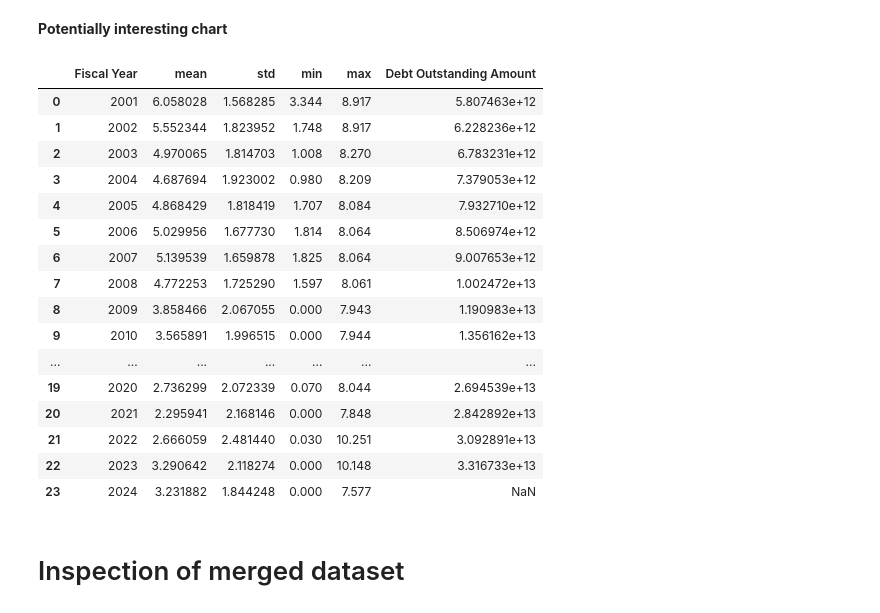
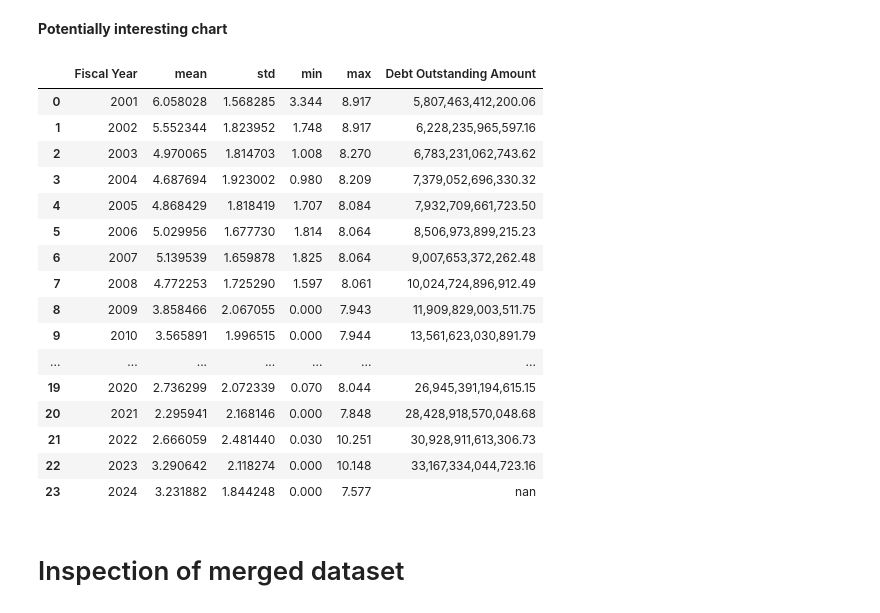
Before and after one commit to felabonte/DataMiningFinalProject, a Jupyter notebook: CS6220_DataMining_FinalProject.ipynb, the cells around one changed output. Drawn from its saved outputs; the diff is of its cells as text; code cells hidden in the pictures.

Commit message:
Formatted debt outstanding amount

```diff
--- a/CS6220_DataMining_FinalProject.ipynb
+++ b/CS6220_DataMining_FinalProject.ipynb
@@ -432,31 +432,38 @@ dtype: int64
 # %%
 # Assuming 'grouped_data_fiscal_year_result' is the grouped DataFrame
 # and 'historicaldebtdf' is the DataFrame with the 'Debt Outstanding Amount' column
 
 # Merge based on the 'Fiscal Year' column
 merged_df = pd.merge(grouped_data_fiscal_year_result, historicaldebtdf[['Fiscal Year', 'Debt Outstanding Amount']],
                      left_on='Fiscal Year', right_on='Fiscal Year', how='left')
 
+# Define a custom formatting function
+def format_scientific_to_decimal(value):
+    return '{:,.2f}'.format(value)
+
+# Apply the formatting function to the entire column
+merged_df['Debt Outstanding Amount'] = merged_df['Debt Outstanding Amount'].apply(format_scientific_to_decimal)
+
 # Display the merged DataFrame
 merged_df
 # %% [output]
 |  | Fiscal Year | mean | std | min | max | Debt Outstanding Amount |
-| 0 | 2001 | 6.058028 | 1.568285 | 3.344 | 8.917 | 5.807463e+12 |
-| 1 | 2002 | 5.552344 | 1.823952 | 1.748 | 8.917 | 6.228236e+12 |
-| 2 | 2003 | 4.970065 | 1.814703 | 1.008 | 8.270 | 6.783231e+12 |
-| 3 | 2004 | 4.687694 | 1.923002 | 0.980 | 8.209 | 7.379053e+12 |
-| 4 | 2005 | 4.868429 | 1.818419 | 1.707 | 8.084 | 7.932710e+12 |
-| 5 | 2006 | 5.029956 | 1.677730 | 1.814 | 8.064 | 8.506974e+12 |
-| 6 | 2007 | 5.139539 | 1.659878 | 1.825 | 8.064 | 9.007653e+12 |
-| 7 | 2008 | 4.772253 | 1.725290 | 1.597 | 8.061 | 1.002472e+13 |
-| 8 | 2009 | 3.858466 | 2.067055 | 0.000 | 7.943 | 1.190983e+13 |
-| 9 | 2010 | 3.565891 | 1.996515 | 0.000 | 7.944 | 1.356162e+13 |
+| 0 | 2001 | 6.058028 | 1.568285 | 3.344 | 8.917 | 5,807,463,412,200.06 |
+| 1 | 2002 | 5.552344 | 1.823952 | 1.748 | 8.917 | 6,228,235,965,597.16 |
+| 2 | 2003 | 4.970065 | 1.814703 | 1.008 | 8.270 | 6,783,231,062,743.62 |
+| 3 | 2004 | 4.687694 | 1.923002 | 0.980 | 8.209 | 7,379,052,696,330.32 |
+| 4 | 2005 | 4.868429 | 1.818419 | 1.707 | 8.084 | 7,932,709,661,723.50 |
+| 5 | 2006 | 5.029956 | 1.677730 | 1.814 | 8.064 | 8,506,973,899,215.23 |
+| 6 | 2007 | 5.139539 | 1.659878 | 1.825 | 8.064 | 9,007,653,372,262.48 |
+| 7 | 2008 | 4.772253 | 1.725290 | 1.597 | 8.061 | 10,024,724,896,912.49 |
+| 8 | 2009 | 3.858466 | 2.067055 | 0.000 | 7.943 | 11,909,829,003,511.75 |
+| 9 | 2010 | 3.565891 | 1.996515 | 0.000 | 7.944 | 13,561,623,030,891.79 |
 | ... | ... | ... | ... | ... | ... | ... |
-| 19 | 2020 | 2.736299 | 2.072339 | 0.070 | 8.044 | 2.694539e+13 |
-| 20 | 2021 | 2.295941 | 2.168146 | 0.000 | 7.848 | 2.842892e+13 |
-| 21 | 2022 | 2.666059 | 2.481440 | 0.030 | 10.251 | 3.092891e+13 |
-| 22 | 2023 | 3.290642 | 2.118274 | 0.000 | 10.148 | 3.316733e+13 |
-| 23 | 2024 | 3.231882 | 1.844248 | 0.000 | 7.577 | NaN |
+| 19 | 2020 | 2.736299 | 2.072339 | 0.070 | 8.044 | 26,945,391,194,615.15 |
+| 20 | 2021 | 2.295941 | 2.168146 | 0.000 | 7.848 | 28,428,918,570,048.68 |
+| 21 | 2022 | 2.666059 | 2.481440 | 0.030 | 10.251 | 30,928,911,613,306.73 |
+| 22 | 2023 | 3.290642 | 2.118274 | 0.000 | 10.148 | 33,167,334,044,723.16 |
+| 23 | 2024 | 3.231882 | 1.844248 | 0.000 | 7.577 | nan |
 # %% [markdown]
 # Inspection of merged dataset
 # %%
```
